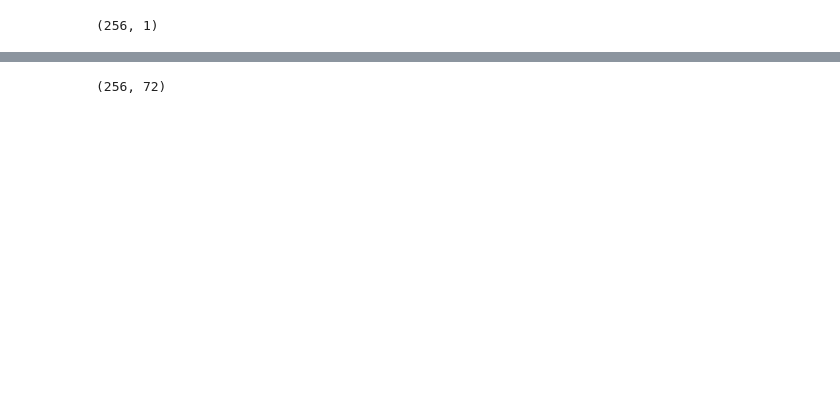
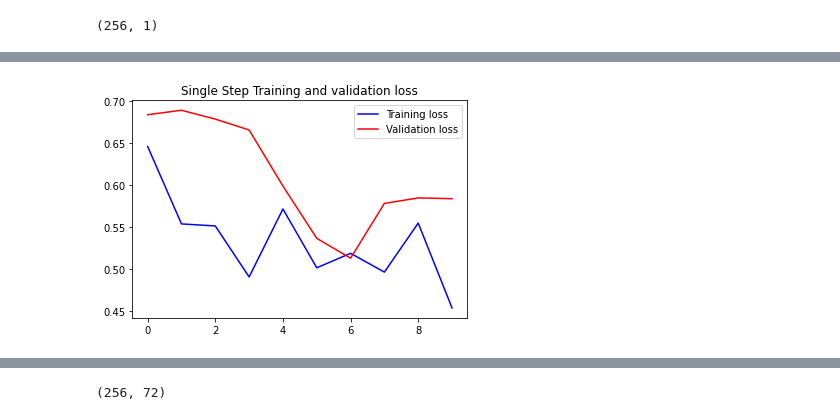
Before and after one commit to khalidpark/project-RNN, a Jupyter notebook: project.ipynb, the cells around one changed output, grey strips where cells are left out. Drawn from its saved outputs; the diff is of its cells as text; code cells hidden in the pictures; blank space fills up the shorter version.

```diff
--- a/project.ipynb
+++ b/project.ipynb
@@ -462,0 +583,11 @@ for x, y in val_data_single.take(3):
+# %%
+# 드랍아웃 추가
+
+single_step_model = tf.keras.models.Sequential()
+single_step_model.add(tf.keras.layers.LSTM(64, input_shape=x_train_single.shape[-2:]))
+single_step_model.add(tf.keras.layers.Dense(32,kernel_constraint=MaxNorm(2.)))
+single_step_model.add(tf.keras.layers.Dropout(0.5))
+single_step_model.add(tf.keras.layers.Dense(1))
+
+single_step_model.compile(optimizer='adam', loss='mae',metrics=['accuracy'])
+single_step_model.summary()
@@ -462,0 +611,5 @@ for x, y in val_data_single.take(3):
+# %%
+single_step_history = single_step_model.fit(train_data_single, epochs=EPOCHS,
+                                            steps_per_epoch=EVALUATION_INTERVAL,
+                                            validation_data=val_data_single,
+                                            validation_steps=2)
@@ -462,0 +637,5 @@ for x, y in val_data_single.take(3):
+# %%
+plot_train_history(single_step_history,
+                   'Single Step Training and validation loss')
+# %% [output]
+[figure, added]
```
Also changed, not shown: parts of 42 cells of this notebook.
